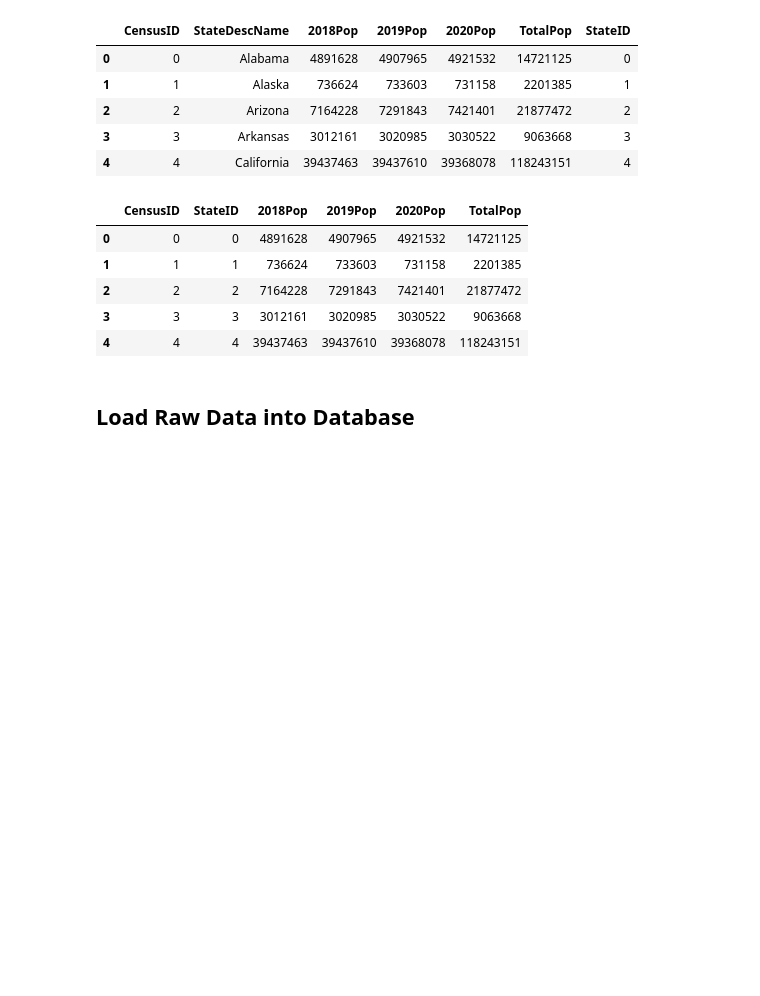
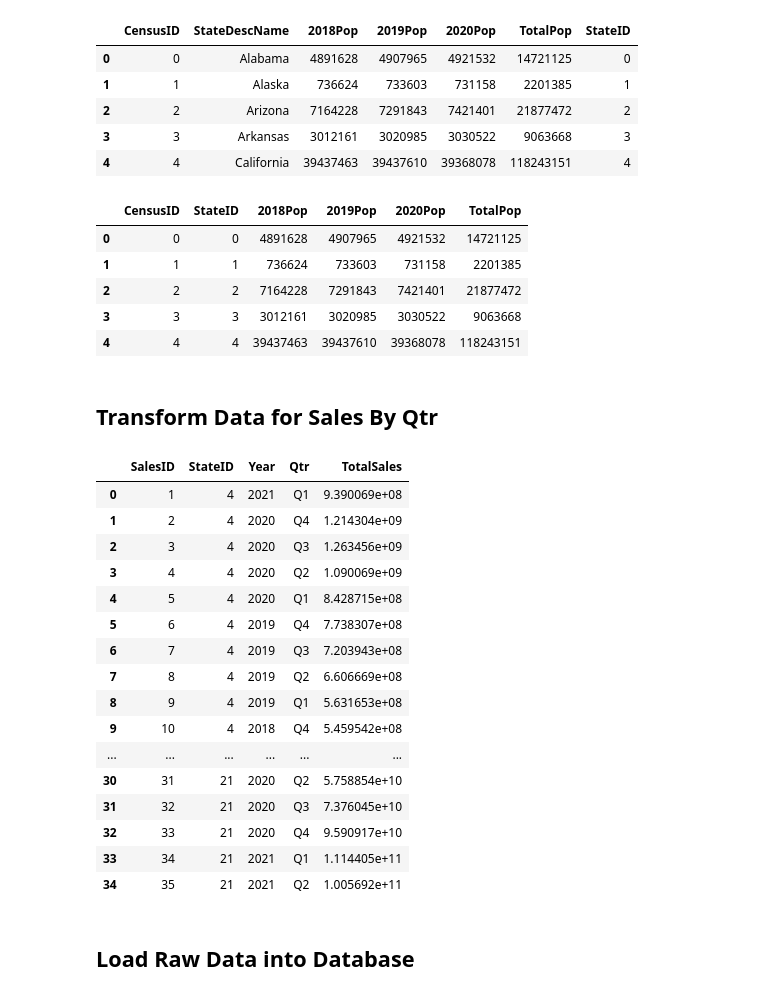
Before and after one commit to kidik425/13-ETL_Project, a Jupyter notebook: Notebooks/ETL_Final.ipynb, the cells around one changed output. Drawn from its saved outputs; the diff is of its cells as text; code cells hidden in the pictures; blank space fills up the shorter version.

```diff
--- a/Notebooks/ETL_Final.ipynb
+++ b/Notebooks/ETL_Final.ipynb
@@ -118,0 +322,17 @@ stateDF.head()
+# %%
+# Aggregate by qtr and split quarter and year
+coGroupDF = coTempDF.groupby('Qtr')
+coSalesTotalDF = coGroupDF["Total Monthly Sales"].sum()
+
+coSummaryDF = pd.DataFrame({
+    "TotalSales" : massSalesTotalDF
+})
+
+#Split QTR into Year and Qtr
+coSummaryDF.reset_index(inplace=True)
+coSummaryDF['Qtr'] = coSummaryDF['Qtr'].astype(str)
+
+coSummaryDF['Year'] = coSummaryDF['Qtr'].str[:4].astype(int)
+coSummaryDF['Qtr'] = coSummaryDF['Qtr'].str[4:6]
+
+coSummaryDF
@@ -118,0 +352,6 @@ stateDF.head()
+# %%
+state = 'Colorado'
+stateID = stateDF['StateID'].loc[(stateDF["StateDescName"] == state)].values[0]
+
+coSummaryDF['StateID'] = stateID
+coSummaryDF
@@ -270,6 +522,48 @@ cenNew.head()
 | 2 | 2 | 2 | 7164228 | 7291843 | 7421401 | 21877472 |
 | 3 | 3 | 3 | 3012161 | 3020985 | 3030522 | 9063668 |
 | 4 | 4 | 4 | 39437463 | 39437610 | 39368078 | 118243151 |
+# %% [markdown]
+## Transform Data for Sales By Qtr
+# %%
+#Reorder columns in the dataframe
+colOrder = ['StateID','Year','Qtr','TotalSales']
+
+caSummaryDF = caSummaryDF.reindex(columns=colOrder)
+#caSummaryDF
+
+coSummaryDF = coSummaryDF.reindex(columns=colOrder)
+#coSummaryDF
+
+massSummaryDF = massSummaryDF.reindex(columns=colOrder)
+#massSummaryDF
+
+#combine all datasets toegther
+frames = [caSummaryDF, coSummaryDF, massSummaryDF]
+summarySalesByQtr = pd.concat(frames)
+
+#pullout index and use as the key for the table
+summarySalesByQtr.index = np.arange(1, len(summarySalesByQtr) + 1)
+summarySalesByQtr.index = summarySalesByQtr.index.set_names(['SalesID'])
+summarySalesByQtr.reset_index(inplace=True)
+summarySalesByQtr
+# %% [output]
+|  | SalesID | StateID | Year | Qtr | TotalSales |
+| 0 | 1 | 4 | 2021 | Q1 | 9.390069e+08 |
+| 1 | 2 | 4 | 2020 | Q4 | 1.214304e+09 |
+| 2 | 3 | 4 | 2020 | Q3 | 1.263456e+09 |
+| 3 | 4 | 4 | 2020 | Q2 | 1.090069e+09 |
+| 4 | 5 | 4 | 2020 | Q1 | 8.428715e+08 |
+| 5 | 6 | 4 | 2019 | Q4 | 7.738307e+08 |
+| 6 | 7 | 4 | 2019 | Q3 | 7.203943e+08 |
+| 7 | 8 | 4 | 2019 | Q2 | 6.606669e+08 |
+| 8 | 9 | 4 | 2019 | Q1 | 5.631653e+08 |
+| 9 | 10 | 4 | 2018 | Q4 | 5.459542e+08 |
+| ... | ... | ... | ... | ... | ... |
+| 30 | 31 | 21 | 2020 | Q2 | 5.758854e+10 |
+| 31 | 32 | 21 | 2020 | Q3 | 7.376045e+10 |
+| 32 | 33 | 21 | 2020 | Q4 | 9.590917e+10 |
+| 33 | 34 | 21 | 2021 | Q1 | 1.114405e+11 |
+| 34 | 35 | 21 | 2021 | Q2 | 1.005692e+11 |
 # %% [markdown]
 ## Load Raw Data into Database
 # %%
```
Also changed, not shown: parts of 23 cells of this notebook, 4 other files.
